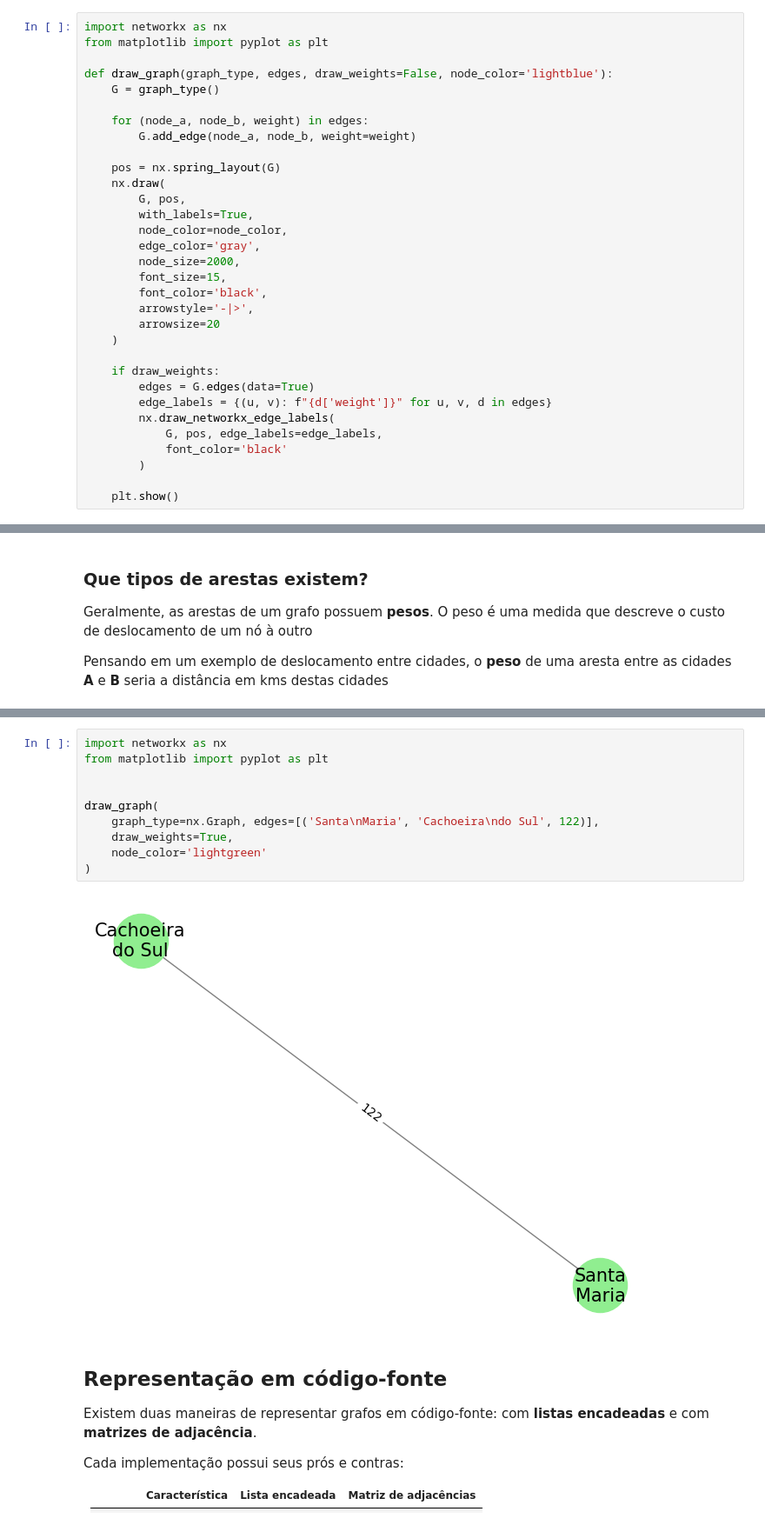
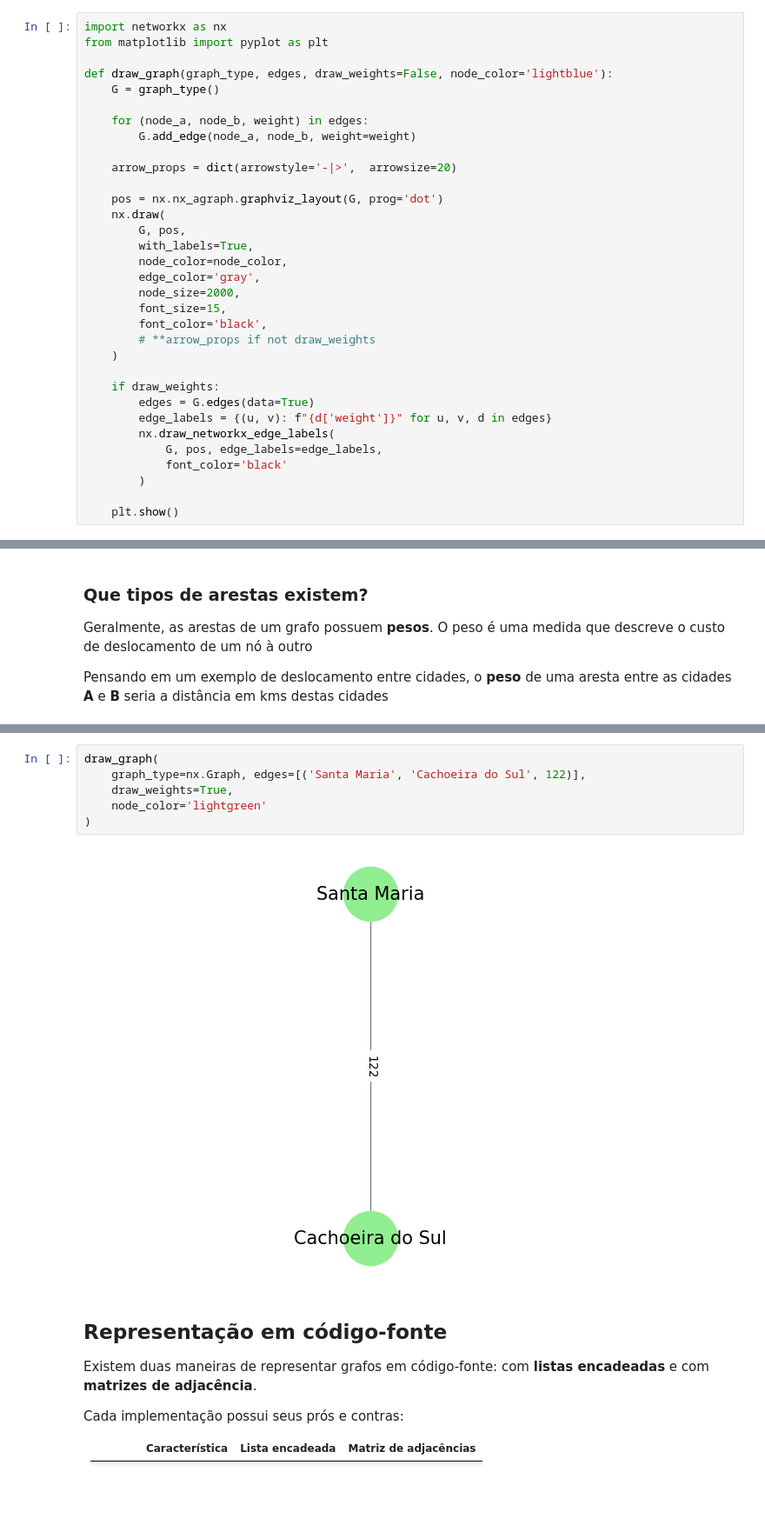
Before and after one commit to Concursos-Henry/graphs, a Jupyter notebook: aula.ipynb, the cells around one changed output, grey strips where cells are left out. Shown at 87% size. Saved outputs shown, nothing was run; the diff lists cells and outputs as text; blank space fills up the shorter version.

```diff
--- a/aula.ipynb
+++ b/aula.ipynb
@@ -31,7 +31,9 @@ def draw_graph(graph_type, edges, draw_weights=False, node_color='lightblue'):
     for (node_a, node_b, weight) in edges:
         G.add_edge(node_a, node_b, weight=weight)
 
-    pos = nx.spring_layout(G)
+    arrow_props = dict(arrowstyle='-|>',  arrowsize=20)
+
+    pos = nx.nx_agraph.graphviz_layout(G, prog='dot')
     nx.draw(
         G, pos,
         with_labels=True,
@@ -40,8 +42,7 @@ def draw_graph(graph_type, edges, draw_weights=False, node_color='lightblue'):
         node_size=2000,
         font_size=15,
         font_color='black',
-        arrowstyle='-|>',
-        arrowsize=20
+        # **arrow_props if not draw_weights
     )
 
     if draw_weights:
@@ -75,15 +79,11 @@ Pensando em um exemplo de deslocamento entre cidades, o **peso** de uma aresta e
 # %%
-import networkx as nx
-from matplotlib import pyplot as plt
-
-
 draw_graph(
-    graph_type=nx.Graph, edges=[('Santa\nMaria', 'Cachoeira\ndo Sul', 122)],
+    graph_type=nx.Graph, edges=[('Santa Maria', 'Cachoeira do Sul', 122)],
     draw_weights=True,
     node_color='lightgreen'
 )
 # %% [output]
-[figure, old version]
+[figure, new version]
 # %% [markdown]
 ## Representação em código-fonte
 
```
Also changed, not shown: parts of 27 cells of this notebook, 4 other files.
